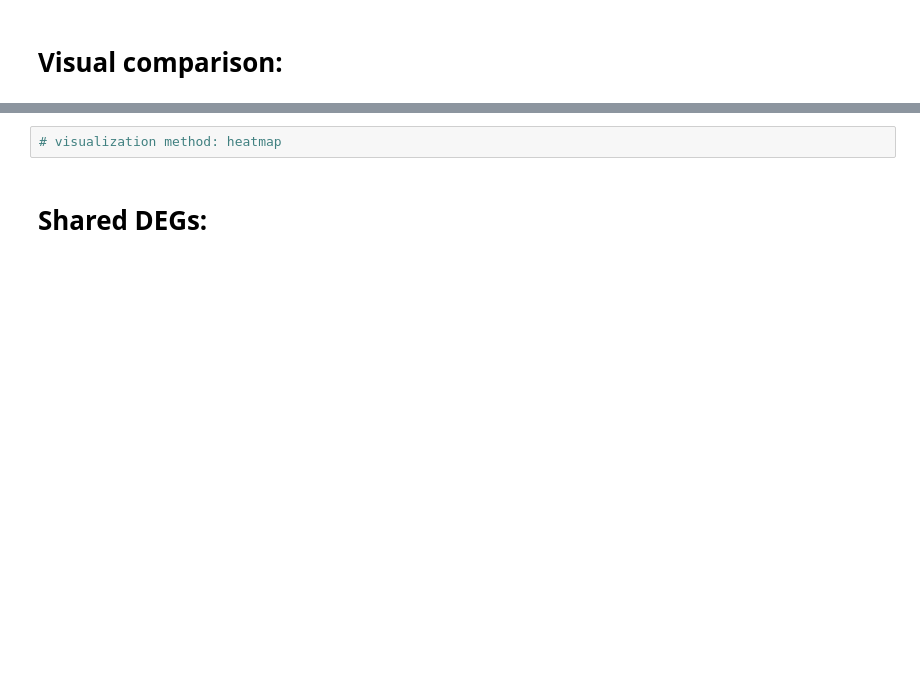
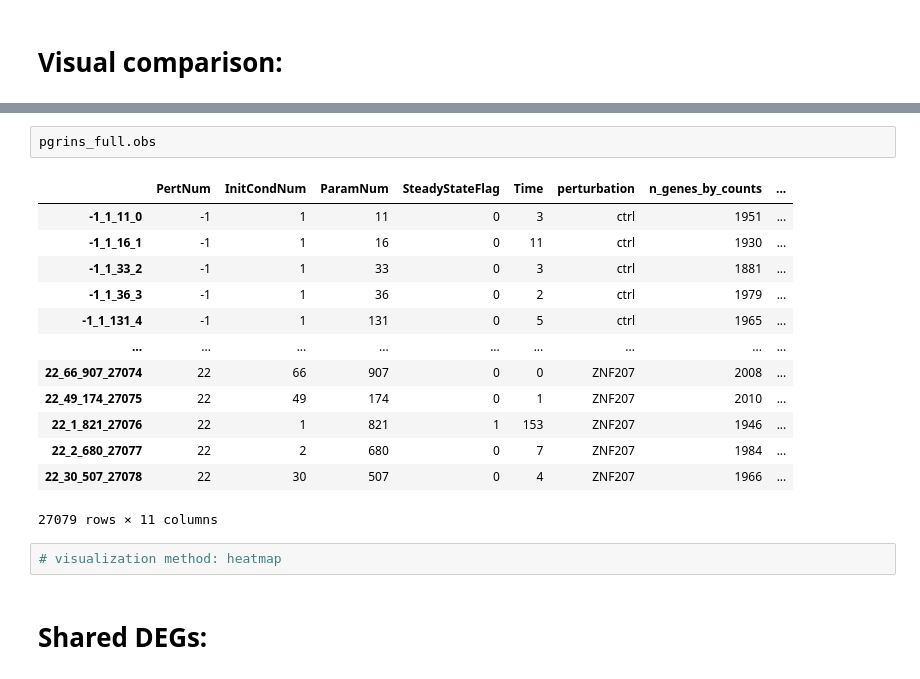
Before and after one commit to GeorgSommerer/bsc_thesis_pGRiNS, a Jupyter notebook: Analysis/eval_synth_data.ipynb, the cells around one changed output, grey strips where cells are left out. Drawn from its saved outputs; the diff is of its cells as text; blank space fills up the shorter version.

```diff
--- a/Analysis/eval_synth_data.ipynb
+++ b/Analysis/eval_synth_data.ipynb
@@ -65,3 +74,19 @@ for name in names:
+# %%
+pgrins_full.obs
+# %% [output]
+|  | PertNum | InitCondNum | ParamNum | SteadyStateFlag | Time | perturbation | n_genes_by_counts | ... |
+| -1_1_11_0 | -1 | 1 | 11 | 0 | 3 | ctrl | 1951 | ... |
+| -1_1_16_1 | -1 | 1 | 16 | 0 | 11 | ctrl | 1930 | ... |
+| -1_1_33_2 | -1 | 1 | 33 | 0 | 3 | ctrl | 1881 | ... |
+| -1_1_36_3 | -1 | 1 | 36 | 0 | 2 | ctrl | 1979 | ... |
+| -1_1_131_4 | -1 | 1 | 131 | 0 | 5 | ctrl | 1965 | ... |
+| ... | ... | ... | ... | ... | ... | ... | ... | ... |
+| 22_66_907_27074 | 22 | 66 | 907 | 0 | 0 | ZNF207 | 2008 | ... |
+| 22_49_174_27075 | 22 | 49 | 174 | 0 | 1 | ZNF207 | 2010 | ... |
+| 22_1_821_27076 | 22 | 1 | 821 | 1 | 153 | ZNF207 | 1946 | ... |
+| 22_2_680_27077 | 22 | 2 | 680 | 0 | 7 | ZNF207 | 1984 | ... |
+| 22_30_507_27078 | 22 | 30 | 507 | 0 | 4 | ZNF207 | 1966 | ... |
+27079 rows × 11 columns
 # %%
 # visualization method: heatmap
 # %% [markdown]
```
Also changed, not shown: parts of 16 cells of this notebook, 33 other files.
